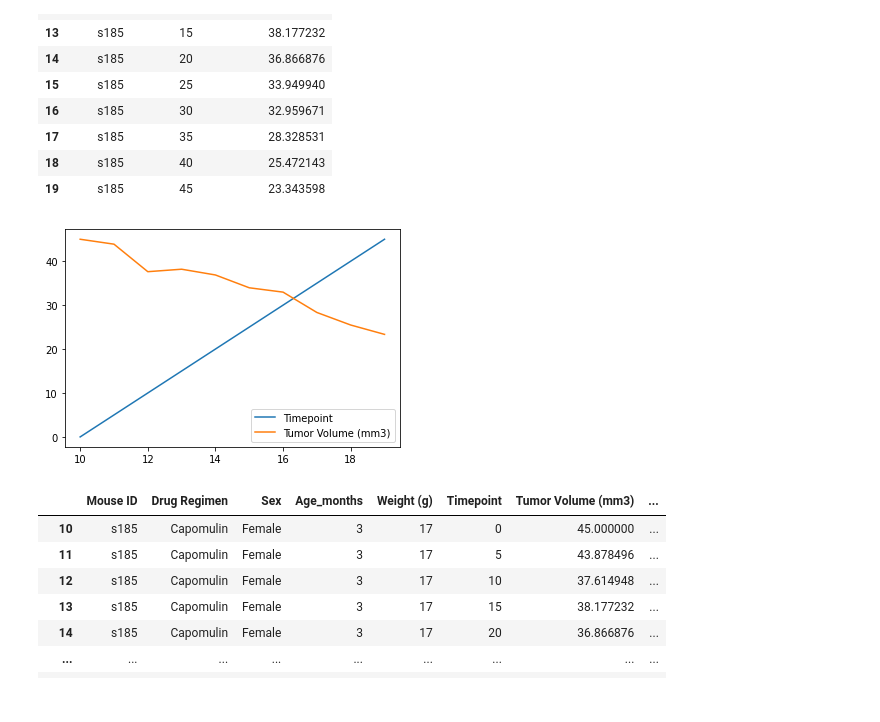
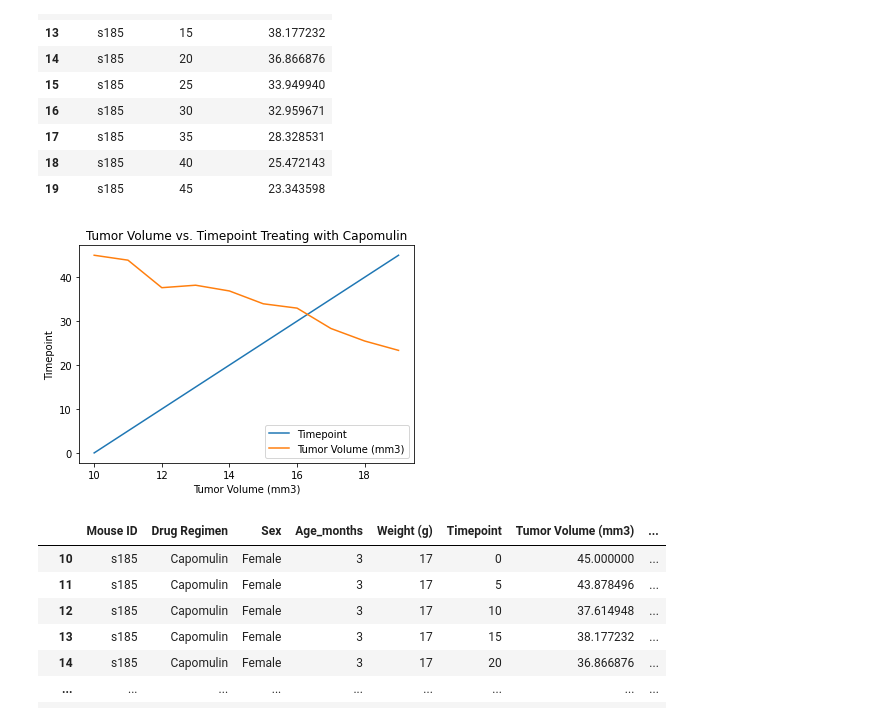
Before and after one commit to emmybsu/MatPlotLib-ECruz, a Jupyter notebook: pymaceuticals_starter-Emily Cruz3.ipynb, the cells around one changed output. Drawn from its saved outputs; the diff is of its cells as text; code cells hidden in the pictures.

```diff
--- a/pymaceuticals_starter-Emily Cruz3.ipynb
+++ b/pymaceuticals_starter-Emily Cruz3.ipynb
@@ -424,9 +344,12 @@ tp_tv_data
 # %%
 line_plot = tp_tv_data.plot.line()
 line_plot
+plt.title('Tumor Volume vs. Timepoint Treating with Capomulin')
+plt.xlabel('Tumor Volume (mm3)')
+plt.ylabel('Timepoint')
 plt.show()
 # %% [output]
-[figure, old version]
+[figure, new version]
 # %%
 # Generate a scatter plot of average tumor volume vs. mouse weight for the Capomulin regimen
 cap = clean_df[clean_df['Drug Regimen'].isin(['Capomulin'])]
```
Also changed, not shown: parts of 10 cells of this notebook.
